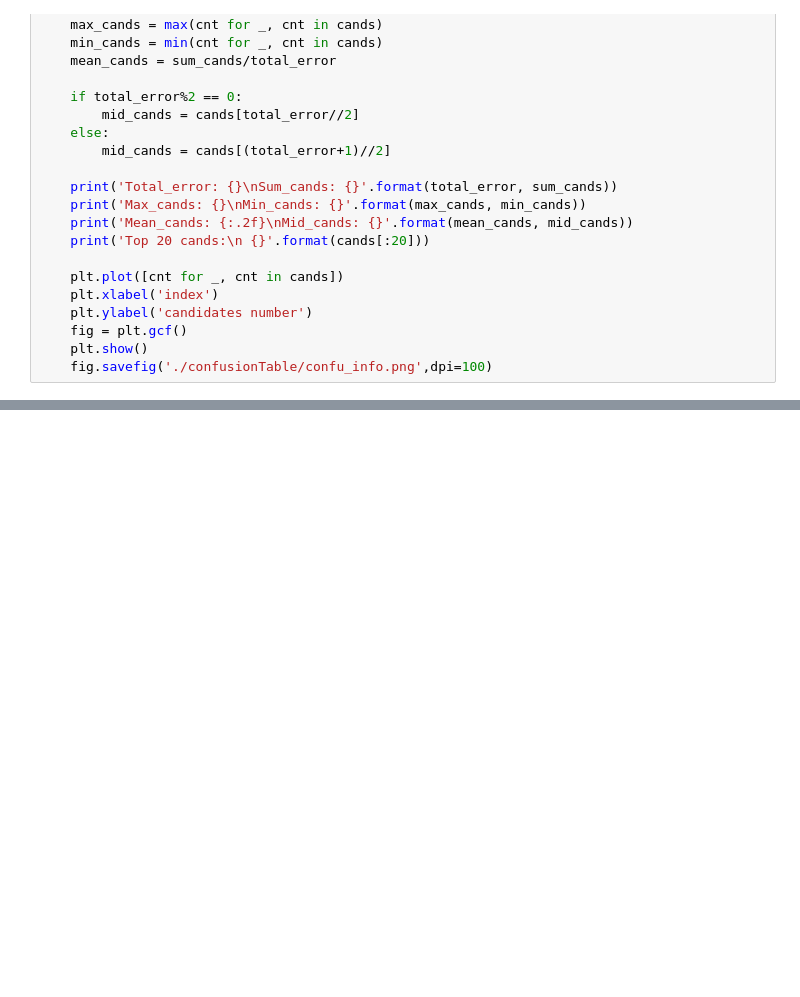
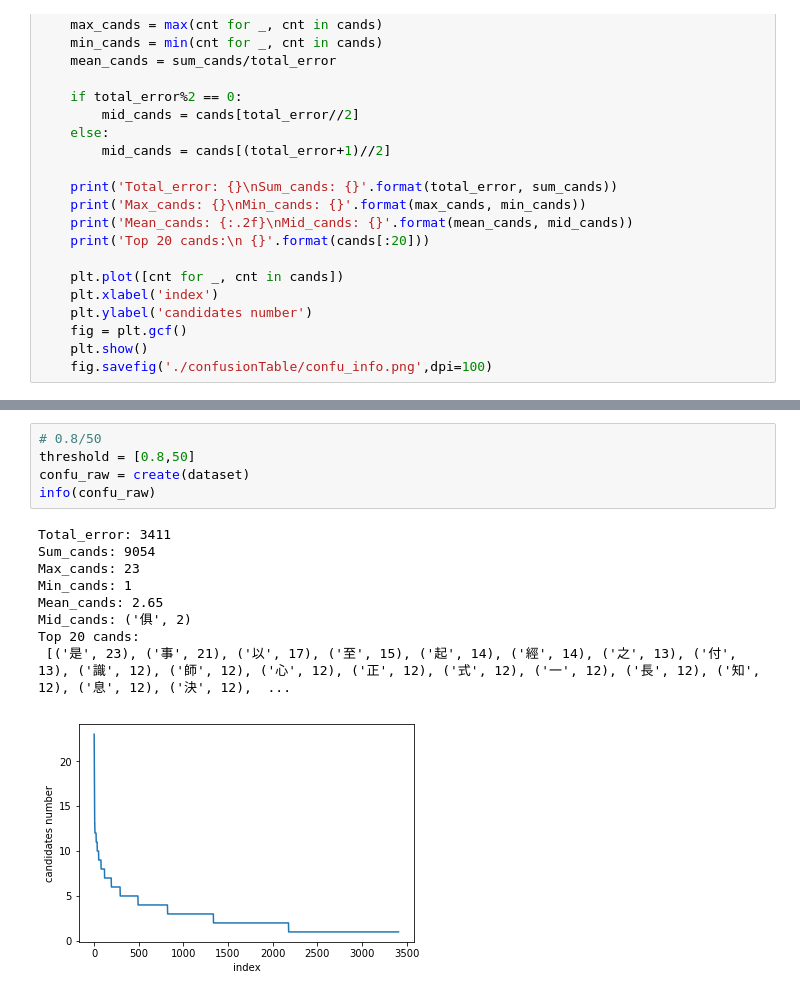
Before and after one commit to sean2249/CSC, a Jupyter notebook: confusionTable_ML.ipynb, the cells around one changed output, grey strips where cells are left out. Saved outputs shown, nothing was run; the diff lists cells and outputs as text; blank space fills up the shorter version.

```diff
--- a/confusionTable_ML.ipynb
+++ b/confusionTable_ML.ipynb
@@ -325,0 +436,15 @@ info(confu_raw)
+# %%
+# 0.8/50
+threshold = [0.8,50]
+confu_raw = create(dataset)
+info(confu_raw)
+# %% [output]
+Total_error: 3411
+Sum_cands: 9054
+Max_cands: 23
+Min_cands: 1
+Mean_cands: 2.65
+Mid_cands: ('俱', 2)
+Top 20 cands:
+ [('是', 23), ('事', 21), ('以', 17), ('至', 15), ('起', 14), ('經', 14), ('之', 13), ('付', 13), ('識', 12), ('師', 12), ('心', 12), ('正', 12), ('式', 12), ('一', 12), ('長', 12), ('知', 12), ('息', 12), ('決', 12),  ...
+[figure, added]
```
Also changed, not shown: parts of 47 cells of this notebook, 29 other files.
